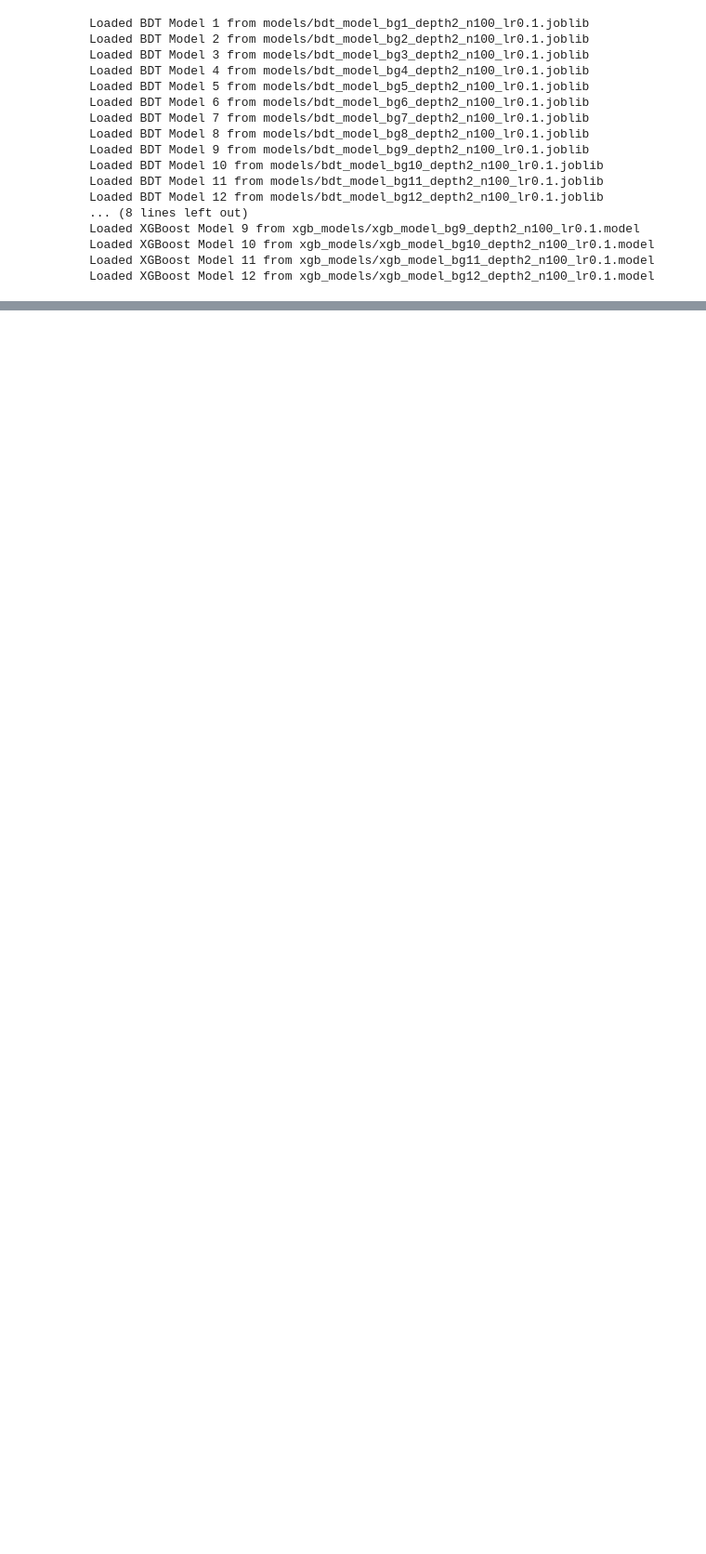
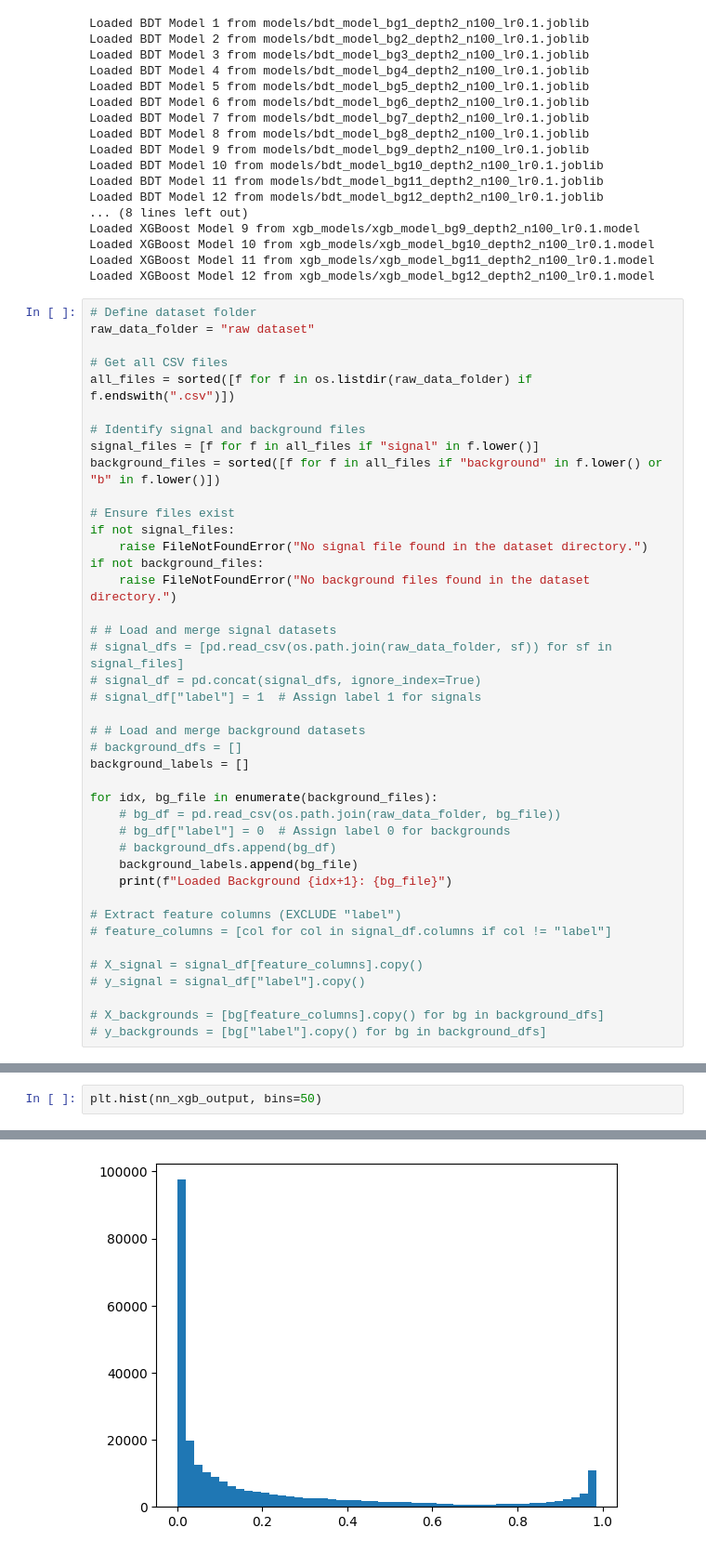
Before and after one commit to shinorimax/CS229, a Jupyter notebook: NN.ipynb, the cells around one changed output, grey strips where cells are left out. Shown at 93% size. Cells and saved outputs as stored; diff of their text form; blank space fills up the shorter version.

```diff
--- a/NN.ipynb
+++ b/NN.ipynb
@@ -58,3 +58,44 @@ Loaded XGBoost Model 9 from xgb_models/xgb_model_bg9_depth2_n100_lr0.1.model
 Loaded XGBoost Model 10 from xgb_models/xgb_model_bg10_depth2_n100_lr0.1.model
 Loaded XGBoost Model 11 from xgb_models/xgb_model_bg11_depth2_n100_lr0.1.model
 Loaded XGBoost Model 12 from xgb_models/xgb_model_bg12_depth2_n100_lr0.1.model
+# %%
+# Define dataset folder
+raw_data_folder = "raw dataset"
+
+# Get all CSV files
+all_files = sorted([f for f in os.listdir(raw_data_folder) if f.endswith(".csv")])
+
+# Identify signal and background files
+signal_files = [f for f in all_files if "signal" in f.lower()]
+background_files = sorted([f for f in all_files if "background" in f.lower() or "b" in f.lower()])
+
+# Ensure files exist
+if not signal_files:
+    raise FileNotFoundError("No signal file found in the dataset directory.")
+if not background_files:
+    raise FileNotFoundError("No background files found in the dataset directory.")
+
+# # Load and merge signal datasets
+# signal_dfs = [pd.read_csv(os.path.join(raw_data_folder, sf)) for sf in signal_files]
+# signal_df = pd.concat(signal_dfs, ignore_index=True)
+# signal_df["label"] = 1  # Assign label 1 for signals
+
+# # Load and merge background datasets
+# background_dfs = []
+background_labels = []
+
+for idx, bg_file in enumerate(background_files):
+    # bg_df = pd.read_csv(os.path.join(raw_data_folder, bg_file))
+    # bg_df["label"] = 0  # Assign label 0 for backgrounds
+    # background_dfs.append(bg_df)
+    background_labels.append(bg_file)
+    print(f"Loaded Background {idx+1}: {bg_file}")
+
+# Extract feature columns (EXCLUDE "label")
+# feature_columns = [col for col in signal_df.columns if col != "label"]
+
+# X_signal = signal_df[feature_columns].copy()
+# y_signal = signal_df["label"].copy()
+
+# X_backgrounds = [bg[feature_columns].copy() for bg in background_dfs]
+# y_backgrounds = [bg["label"].copy() for bg in background_dfs]
@@ -60,0 +423,3 @@ Loaded XGBoost Model 12 from xgb_models/xgb_model_bg12_depth2_n100_lr0.1.model
+# %%
+plt.hist(nn_xgb_output, bins=50)
+# %% [output]
@@ -60,0 +443 @@ Loaded XGBoost Model 12 from xgb_models/xgb_model_bg12_depth2_n100_lr0.1.model
+[figure, added]
```
Also changed, not shown: parts of 9 cells of this notebook, 3 other files.
